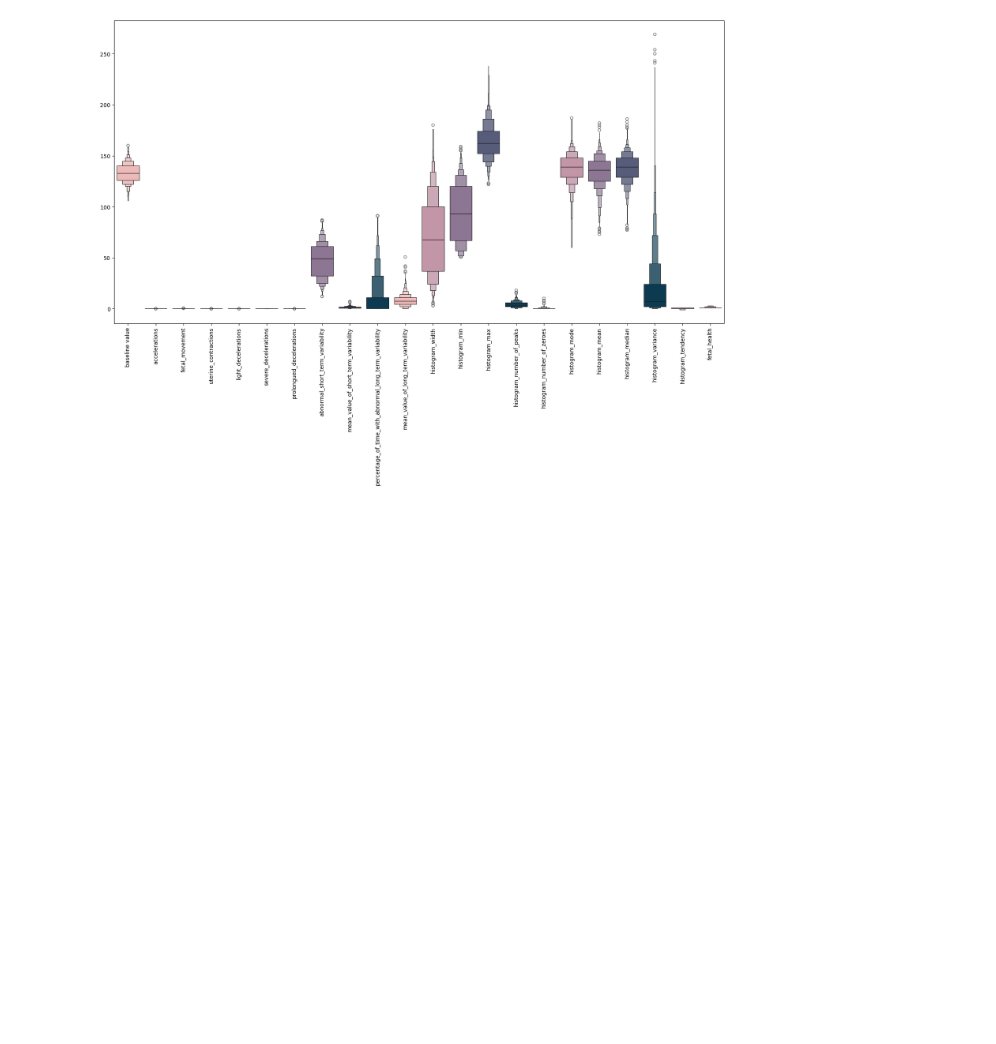
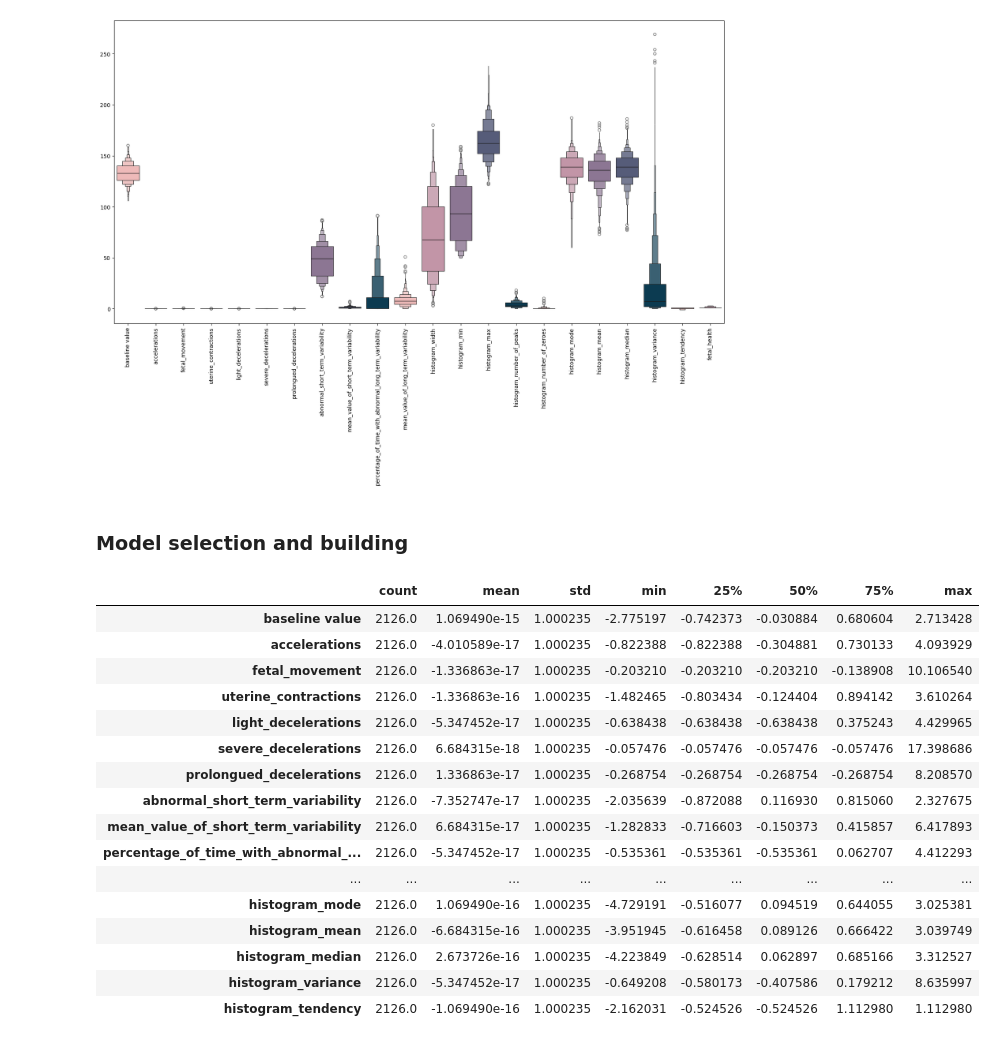
Before and after one commit to IsaacArredondo/fetal_health_classification, a Jupyter notebook: main.ipynb, the cells around one changed output. Drawn from its saved outputs; the diff is of its cells as text; code cells hidden in the pictures; blank space fills up the shorter version.

```diff
--- a/main.ipynb
+++ b/main.ipynb
@@ -161,3 +161,34 @@ plt.show()
 The palette list has fewer values (5) than needed (22) and will cycle, which may produce an uninterpretable plot.
   sns.boxenplot(data=df, palette=shades)
 [figure]
+# %% [markdown]
+### Model selection and building
+# %%
+# assigning values to features as X and target as y
+X= df.drop(["fetal_health"], axis=1)
+y=df["fetal_health"]
+
+# Set up a standard scaler for the features
+col_names = list(X.columns)
+s_scaler = preprocessing.StandardScaler()
+X_df = s_scaler.fit_transform(X)
+X_df = pd.DataFrame(X_df, columns=col_names)
+X_df.describe().T
+# %% [output]
+|  | count | mean | std | min | 25% | 50% | 75% | max |
+| baseline value | 2126.0 | 1.069490e-15 | 1.000235 | -2.775197 | -0.742373 | -0.030884 | 0.680604 | 2.713428 |
+| accelerations | 2126.0 | -4.010589e-17 | 1.000235 | -0.822388 | -0.822388 | -0.304881 | 0.730133 | 4.093929 |
+| fetal_movement | 2126.0 | -1.336863e-17 | 1.000235 | -0.203210 | -0.203210 | -0.203210 | -0.138908 | 10.106540 |
+| uterine_contractions | 2126.0 | -1.336863e-16 | 1.000235 | -1.482465 | -0.803434 | -0.124404 | 0.894142 | 3.610264 |
+| light_decelerations | 2126.0 | -5.347452e-17 | 1.000235 | -0.638438 | -0.638438 | -0.638438 | 0.375243 | 4.429965 |
+| severe_decelerations | 2126.0 | 6.684315e-18 | 1.000235 | -0.057476 | -0.057476 | -0.057476 | -0.057476 | 17.398686 |
+| prolongued_decelerations | 2126.0 | 1.336863e-17 | 1.000235 | -0.268754 | -0.268754 | -0.268754 | -0.268754 | 8.208570 |
+| abnormal_short_term_variability | 2126.0 | -7.352747e-17 | 1.000235 | -2.035639 | -0.872088 | 0.116930 | 0.815060 | 2.327675 |
+| mean_value_of_short_term_variability | 2126.0 | 6.684315e-17 | 1.000235 | -1.282833 | -0.716603 | -0.150373 | 0.415857 | 6.417893 |
+| percentage_of_time_with_abnormal_... | 2126.0 | -5.347452e-17 | 1.000235 | -0.535361 | -0.535361 | -0.535361 | 0.062707 | 4.412293 |
+| ... | ... | ... | ... | ... | ... | ... | ... | ... |
+| histogram_mode | 2126.0 | 1.069490e-16 | 1.000235 | -4.729191 | -0.516077 | 0.094519 | 0.644055 | 3.025381 |
+| histogram_mean | 2126.0 | -6.684315e-16 | 1.000235 | -3.951945 | -0.616458 | 0.089126 | 0.666422 | 3.039749 |
+| histogram_median | 2126.0 | 2.673726e-16 | 1.000235 | -4.223849 | -0.628514 | 0.062897 | 0.685166 | 3.312527 |
+| histogram_variance | 2126.0 | -5.347452e-17 | 1.000235 | -0.649208 | -0.580173 | -0.407586 | 0.179212 | 8.635997 |
+| histogram_tendency | 2126.0 | -1.069490e-16 | 1.000235 | -2.162031 | -0.524526 | -0.524526 | 1.112980 | 1.112980 |
```
Also changed, not shown: parts of 9 cells of this notebook.
